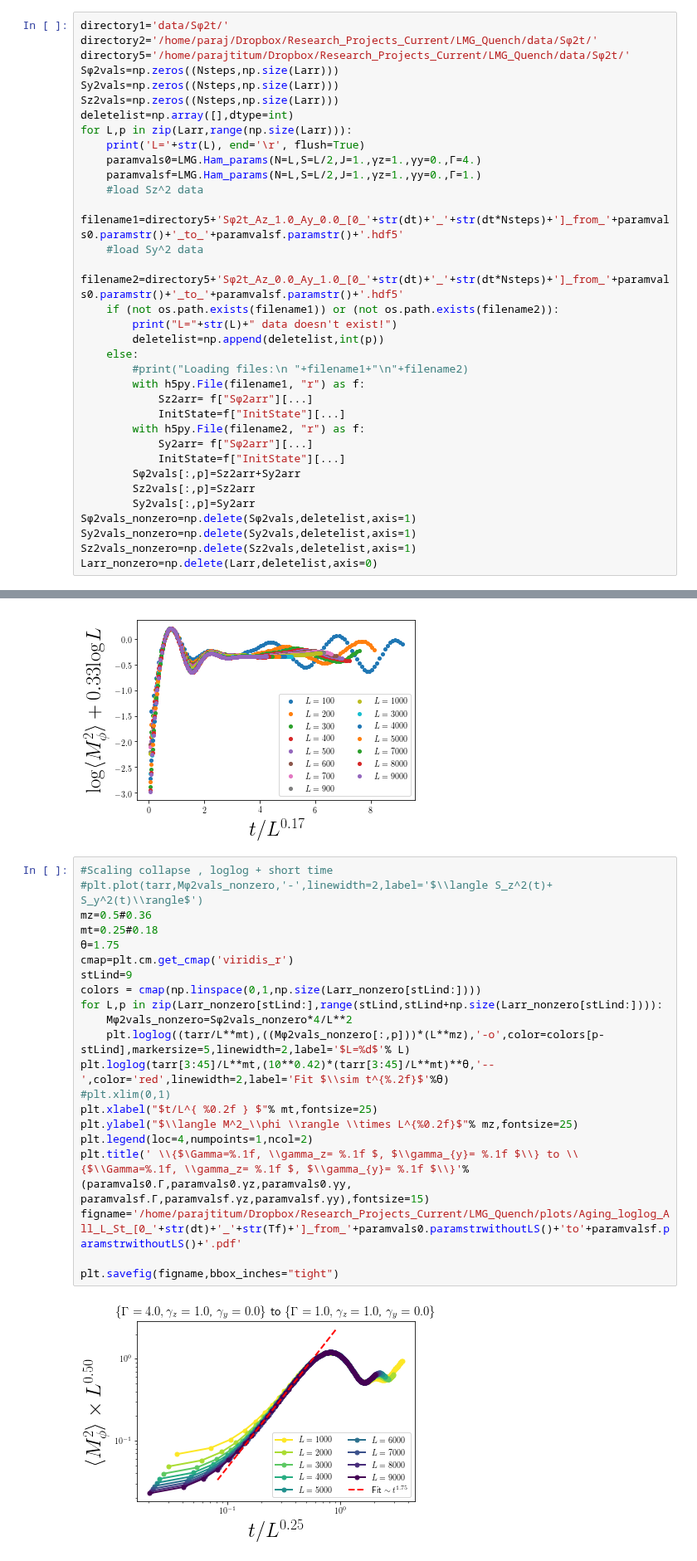
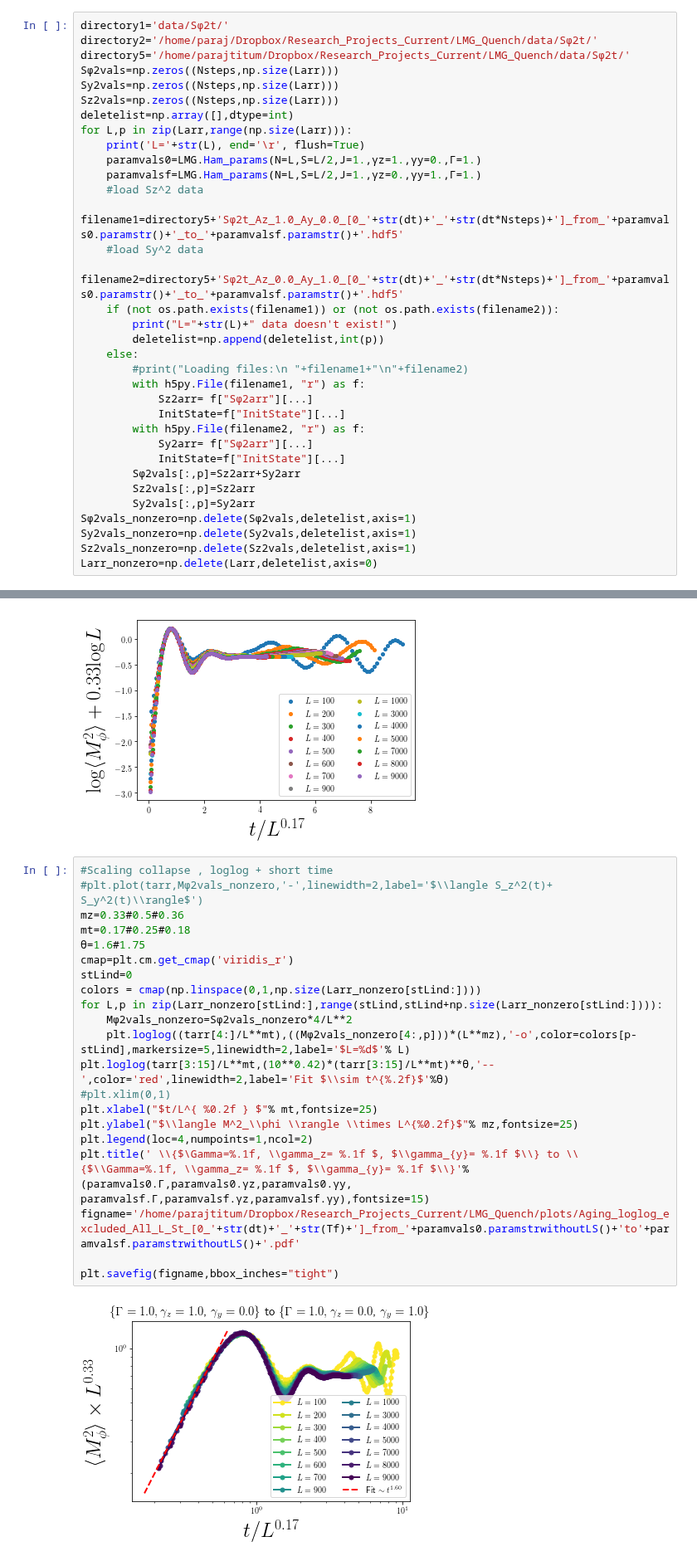
Before and after one commit to paraj003/LMG_quench, a Jupyter notebook: LMG_sim.ipynb, the cells around one changed output, grey strips where cells are left out. Shown at 83% size. Cells and saved outputs as stored; diff of their text form.

Commit message:
Added early time figures for aging

```diff
--- a/LMG_sim.ipynb
+++ b/LMG_sim.ipynb
@@ -397,8 +397,8 @@ Sz2vals=np.zeros((Nsteps,np.size(Larr)))
 deletelist=np.array([],dtype=int)
 for L,p in zip(Larr,range(np.size(Larr))):
     print('L='+str(L), end='\r', flush=True)
-    paramvals0=LMG.Ham_params(N=L,S=L/2,J=1.,γz=1.,γy=0.,Γ=4.)
-    paramvalsf=LMG.Ham_params(N=L,S=L/2,J=1.,γz=1.,γy=0.,Γ=1.)
+    paramvals0=LMG.Ham_params(N=L,S=L/2,J=1.,γz=1.,γy=0.,Γ=1.)
+    paramvalsf=LMG.Ham_params(N=L,S=L/2,J=1.,γz=0.,γy=1.,Γ=1.)
     #load Sz^2 data
     filename1=directory5+'Sϕ2t_Az_1.0_Ay_0.0_[0_'+str(dt)+'_'+str(dt*Nsteps)+']_from_'+paramvals0.paramstr()+'_to_'+paramvalsf.paramstr()+'.hdf5'
     #load Sy^2 data
@@ -490,23 +493,23 @@ plt.legend(loc=4,numpoints=1,ncol=2)
 # %%
 #Scaling collapse , loglog + short time
 #plt.plot(tarr,Mϕ2vals_nonzero,'-',linewidth=2,label='$\\langle S_z^2(t)+ S_y^2(t)\\rangle$')
-mz=0.5#0.36
-mt=0.25#0.18
-θ=1.75
+mz=0.33#0.5#0.36
+mt=0.17#0.25#0.18
+θ=1.6#1.75
 cmap=plt.cm.get_cmap('viridis_r')
-stLind=9
+stLind=0
 colors = cmap(np.linspace(0,1,np.size(Larr_nonzero[stLind:])))
 for L,p in zip(Larr_nonzero[stLind:],range(stLind,stLind+np.size(Larr_nonzero[stLind:]))):
     Mϕ2vals_nonzero=Sϕ2vals_nonzero*4/L**2
-    plt.loglog((tarr/L**mt),((Mϕ2vals_nonzero[:,p]))*(L**mz),'-o',color=colors[p-stLind],markersize=5,linewidth=2,label='$L=%d$'% L)
-plt.loglog(tarr[3:45]/L**mt,(10**0.42)*(tarr[3:45]/L**mt)**θ,'--',color='red',linewidth=2,label='Fit $\\sim t^{%.2f}$'%θ)
+    plt.loglog((tarr[4:]/L**mt),((Mϕ2vals_nonzero[4:,p]))*(L**mz),'-o',color=colors[p-stLind],markersize=5,linewidth=2,label='$L=%d$'% L)
+plt.loglog(tarr[3:15]/L**mt,(10**0.42)*(tarr[3:15]/L**mt)**θ,'--',color='red',linewidth=2,label='Fit $\\sim t^{%.2f}$'%θ)
 #plt.xlim(0,1)
 plt.xlabel("$t/L^{ %0.2f } $"% mt,fontsize=25)
 plt.ylabel("$\\langle M^2_\\phi \\rangle \\times L^{%0.2f}$"% mz,fontsize=25)
 plt.legend(loc=4,numpoints=1,ncol=2)
 plt.title(' \\{$\Gamma=%.1f, \\gamma_z= %.1f $, $\\gamma_{y}= %.1f $\\} to \\{$\\Gamma=%.1f, \\gamma_z= %.1f $, $\\gamma_{y}= %.1f $\\}'%(paramvals0.Γ,paramvals0.γz,paramvals0.γy, paramvalsf.Γ,paramvalsf.γz,paramvalsf.γy),fontsize=15)
-figname='/home/parajtitum/Dropbox/Research_Projects_Current/LMG_Quench/plots/Aging_loglog_All_L_St_[0_'+str(dt)+'_'+str(Tf)+']_from_'+paramvals0.paramstrwithoutLS()+'to'+paramvalsf.paramstrwithoutLS()+'.pdf'
+figname='/home/parajtitum/Dropbox/Research_Projects_Current/LMG_Quench/plots/Aging_loglog_excluded_All_L_St_[0_'+str(dt)+'_'+str(Tf)+']_from_'+paramvals0.paramstrwithoutLS()+'to'+paramvalsf.paramstrwithoutLS()+'.pdf'
 
 plt.savefig(figname,bbox_inches="tight")
 # %% [output]
-[figure, old version]
+[figure, new version]
```
Also changed, not shown: parts of 4 cells of this notebook.
